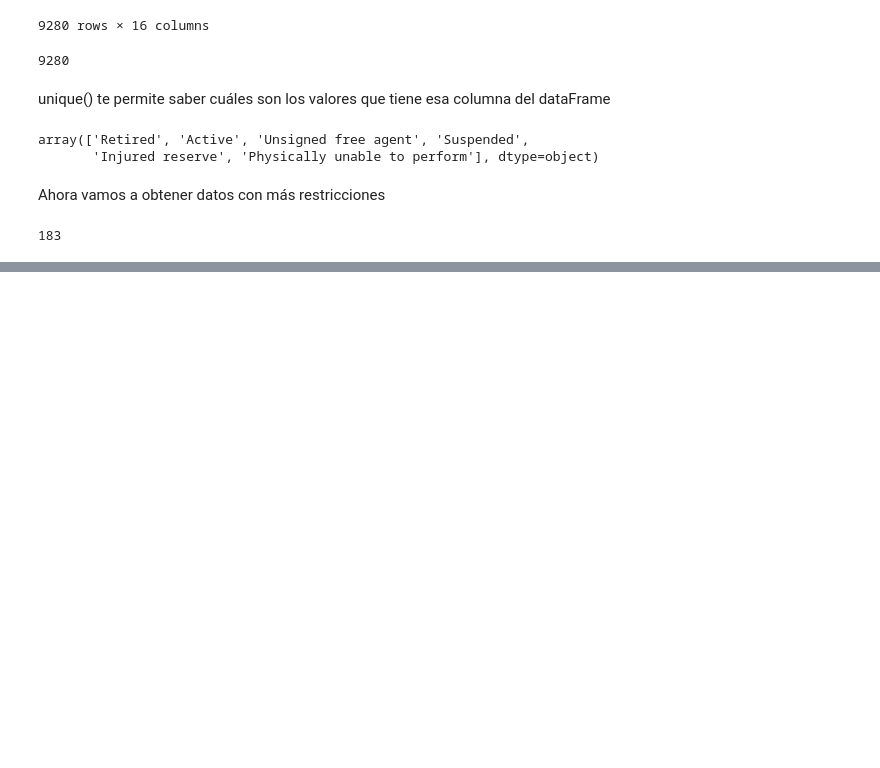
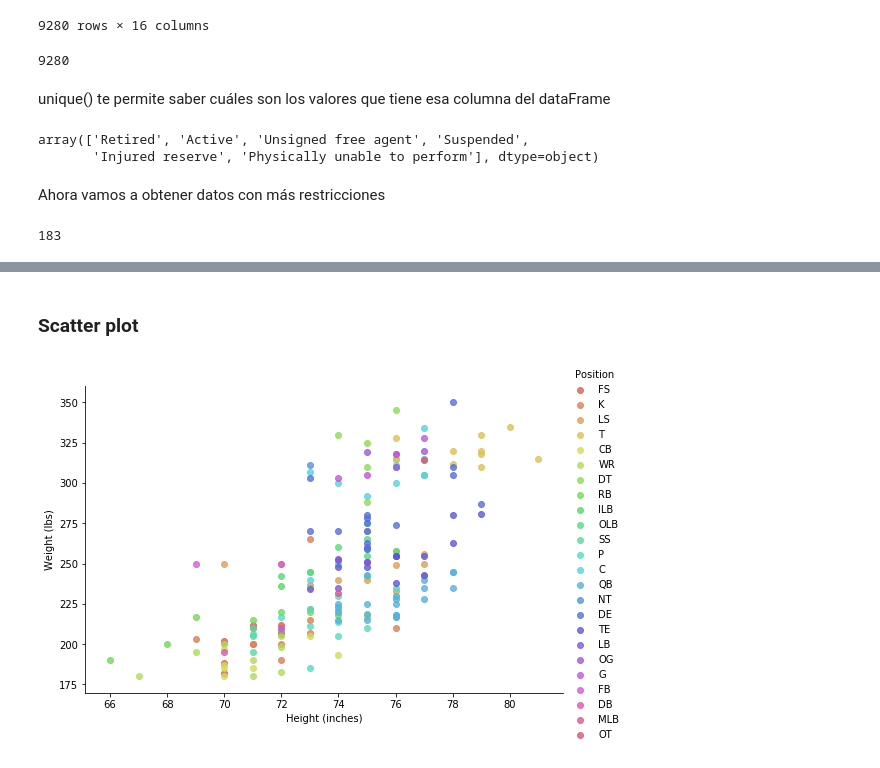
Before and after one commit to juresti/Ejercicios-CADI-201912, a Jupyter notebook: Scripts/Dia 2 - Pandas NFL.ipynb, the cells around one changed output, grey strips where cells are left out. Cells and saved outputs as stored; diff of their text form; code cells hidden in the pictures; blank space fills up the shorter version.

```diff
--- a/Scripts/Dia 2 - Pandas NFL.ipynb
+++ b/Scripts/Dia 2 - Pandas NFL.ipynb
@@ -129,0 +199,11 @@ len(aboveAndActive)
+# %% [markdown]
+### Scatter plot
+# %%
+sns.lmplot(
+    x="Height (inches)", y="Weight (lbs)", data=aboveAndActive,
+    aspect=1.5, fit_reg=False, hue='Position', legend=True,
+    palette=sns.color_palette("hls", len(aboveAndActive["Position"].unique()))
+)
+plt.savefig('./images/nflScatter.png', dpi=500)
+# %% [output]
+[figure, added]
```
Also changed, not shown: parts of 6 cells of this notebook.
